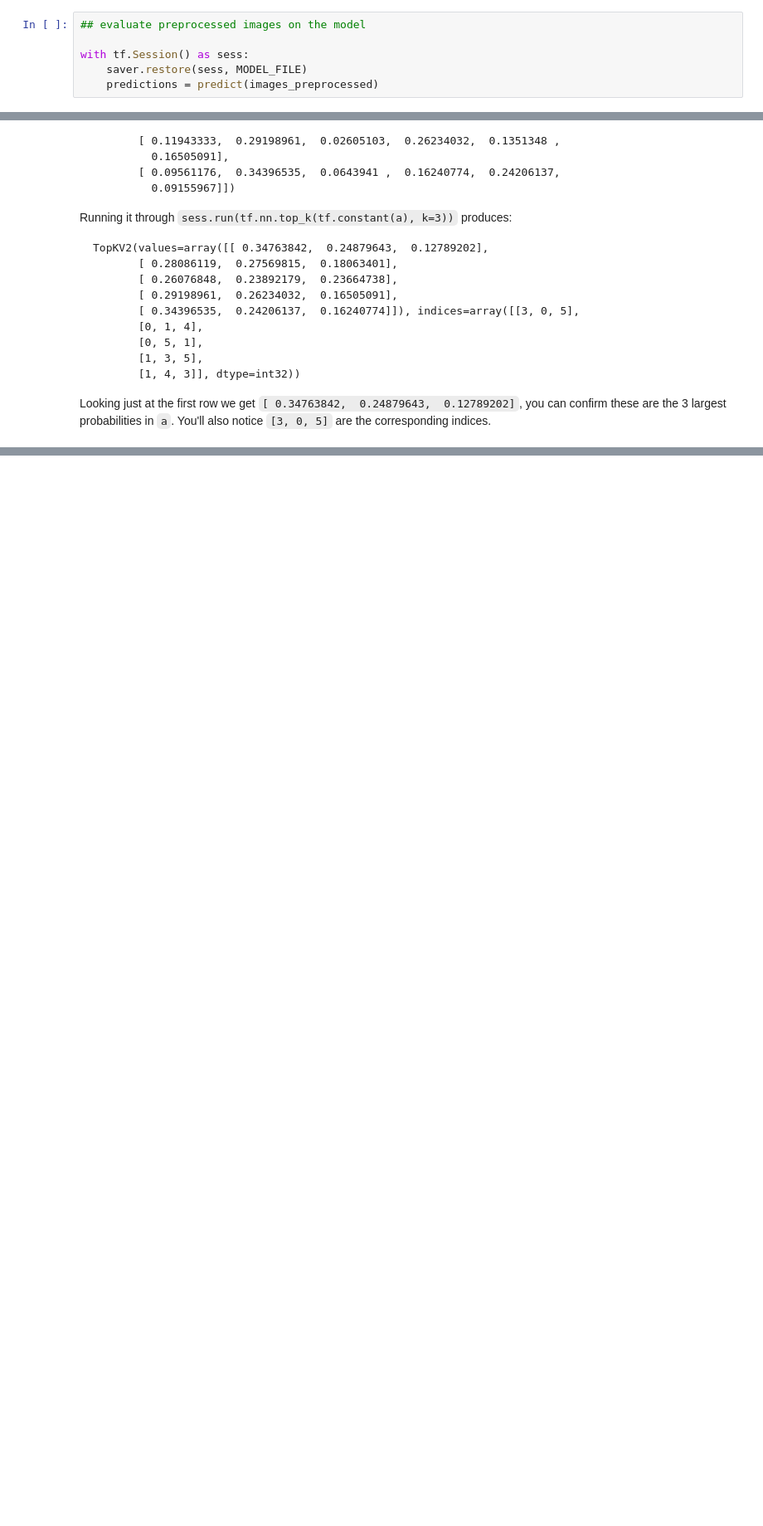
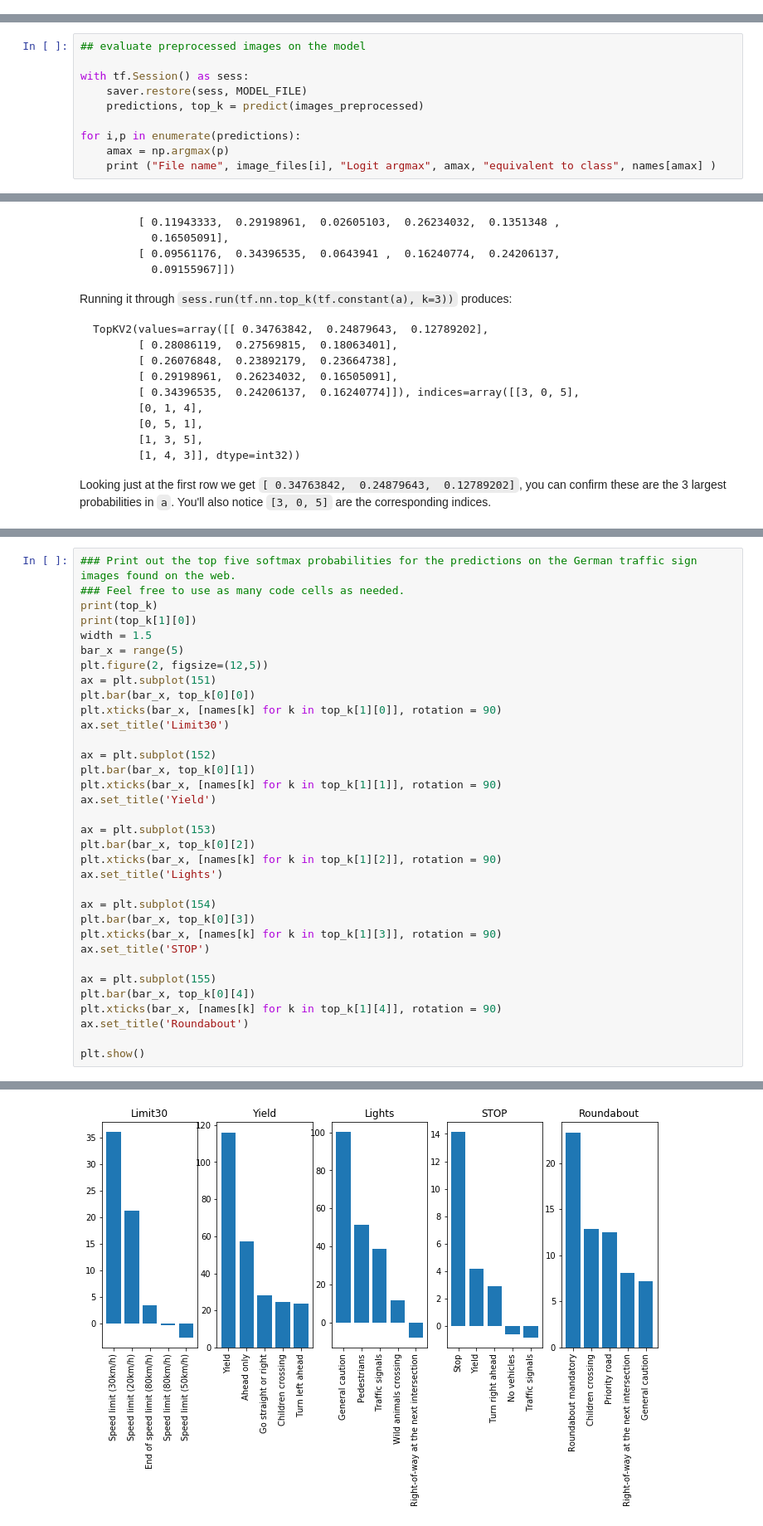
Before and after one commit to SvenKratz/CarND-Traffic-Sign-Classifier-Project, a Jupyter notebook: Traffic_Sign_Classifier.ipynb, the cells around one changed output, grey strips where cells are left out. Shown: that part at 83% size. Saved outputs shown, nothing was run; the diff lists cells and outputs as text; blank space fills up the shorter version.

```diff
--- a/Traffic_Sign_Classifier.ipynb
+++ b/Traffic_Sign_Classifier.ipynb
@@ -470,6 +475,0 @@ STOP.jpeg
-# %%
-## evaluate preprocessed images on the model
-
-with tf.Session() as sess:
-    saver.restore(sess, MODEL_FILE)
-    predictions = predict(images_preprocessed)
@@ -484,0 +478,10 @@ ValueError: could not broadcast input array from shape (32,31,1) into shape (32)
+# %%
+## evaluate preprocessed images on the model
+
+with tf.Session() as sess:
+    saver.restore(sess, MODEL_FILE)
+    predictions, top_k = predict(images_preprocessed)
+
+for i,p in enumerate(predictions):
+    amax = np.argmax(p)
+    print ("File name", image_files[i], "Logit argmax", amax, "equivalent to class", names[amax] )
@@ -532,0 +548,35 @@ Looking just at the first row we get `[ 0.34763842,  0.24879643,  0.12789202]`,
+# %%
+### Print out the top five softmax probabilities for the predictions on the German traffic sign images found on the web.
+### Feel free to use as many code cells as needed.
+print(top_k)
+print(top_k[1][0])
+width = 1.5
+bar_x = range(5)
+plt.figure(2, figsize=(12,5))
+ax = plt.subplot(151)
+plt.bar(bar_x, top_k[0][0])
+plt.xticks(bar_x, [names[k] for k in top_k[1][0]], rotation = 90)
+ax.set_title('Limit30')
+
+ax = plt.subplot(152)
+plt.bar(bar_x, top_k[0][1])
+plt.xticks(bar_x, [names[k] for k in top_k[1][1]], rotation = 90)
+ax.set_title('Yield')
+
+ax = plt.subplot(153)
+plt.bar(bar_x, top_k[0][2])
+plt.xticks(bar_x, [names[k] for k in top_k[1][2]], rotation = 90)
+ax.set_title('Lights')
+
+ax = plt.subplot(154)
+plt.bar(bar_x, top_k[0][3])
+plt.xticks(bar_x, [names[k] for k in top_k[1][3]], rotation = 90)
+ax.set_title('STOP')
+
+ax = plt.subplot(155)
+plt.bar(bar_x, top_k[0][4])
+plt.xticks(bar_x, [names[k] for k in top_k[1][4]], rotation = 90)
+ax.set_title('Roundabout')
+
+plt.show()
+# %% [output]
@@ -533,3 +598,4 @@ Looking just at the first row we get `[ 0.34763842,  0.24879643,  0.12789202]`,
+[figure, added]
 # %% [markdown]
 ### Project Writeup
 
```
Also changed, not shown: parts of 9 cells of this notebook, 2 other files.
